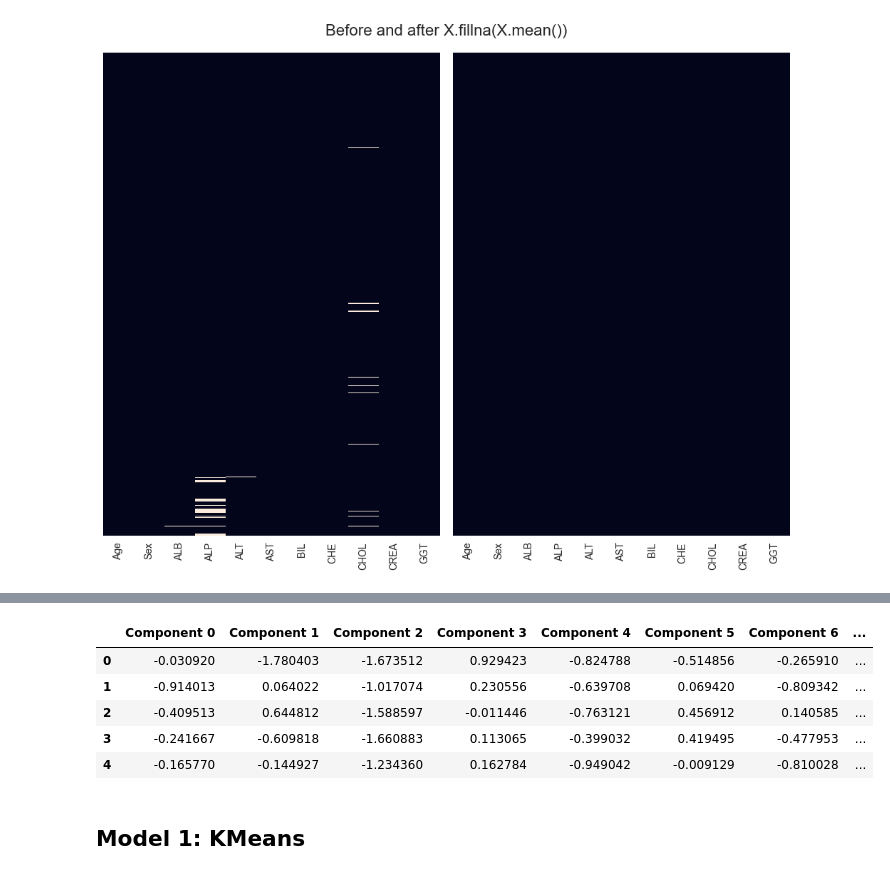
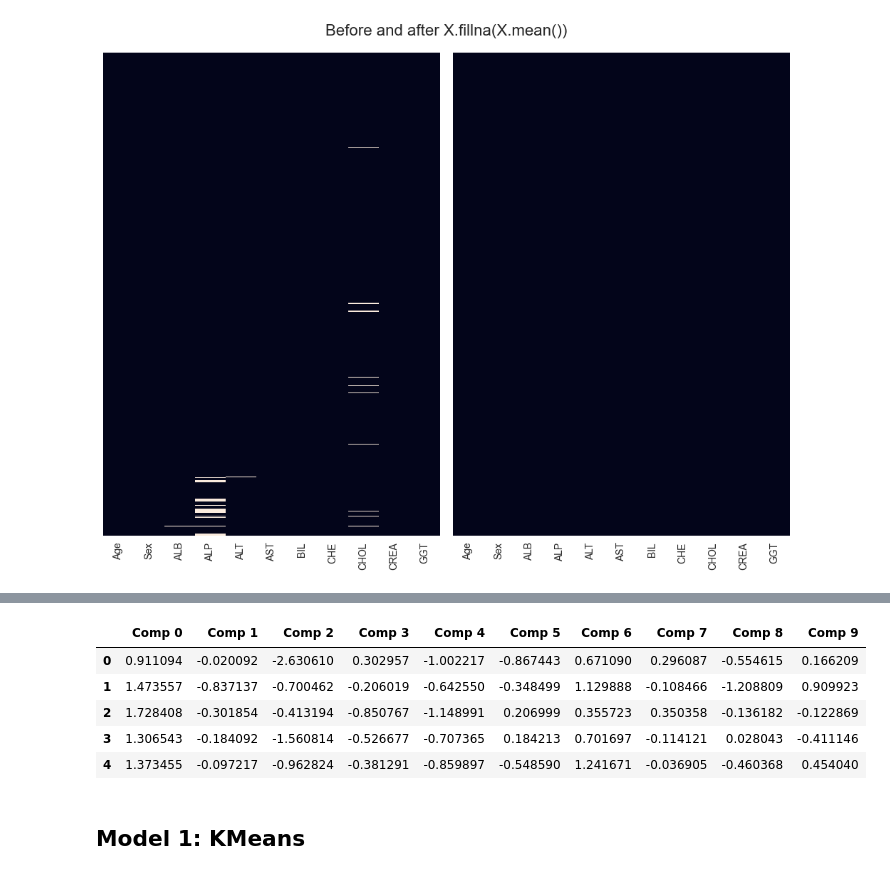
Before and after one commit to rojpa/hcv-clustering, a Jupyter notebook: hcv-clustering.ipynb, the cells around one changed output, grey strips where cells are left out. Saved outputs shown, nothing was run; the diff lists cells and outputs as text; code cells hidden in the pictures.

```diff
--- a/hcv-clustering.ipynb
+++ b/hcv-clustering.ipynb
@@ -182,16 +191,16 @@ X.head()
 # %%
 pca = PCA()
 pca.fit(X)
 pca = PCA(np.argwhere(pca.explained_variance_ratio_.cumsum() >= 0.95)[0][0] +1)
-reduced_data = pca.fit_transform(X)
-pd.DataFrame(reduced_data, columns=[f'Component {i}' for i in range(reduced_data.shape[1])]).head()
+pc_data = pca.fit_transform(X)
+pd.DataFrame(pc_data, columns=[f'Comp {i}' for i in range(reduced_data.shape[1])]).head()
 # %% [output]
-|  | Component 0 | Component 1 | Component 2 | Component 3 | Component 4 | Component 5 | Component 6 | ... |
-| 0 | -0.030920 | -1.780403 | -1.673512 | 0.929423 | -0.824788 | -0.514856 | -0.265910 | ... |
-| 1 | -0.914013 | 0.064022 | -1.017074 | 0.230556 | -0.639708 | 0.069420 | -0.809342 | ... |
-| 2 | -0.409513 | 0.644812 | -1.588597 | -0.011446 | -0.763121 | 0.456912 | 0.140585 | ... |
-| 3 | -0.241667 | -0.609818 | -1.660883 | 0.113065 | -0.399032 | 0.419495 | -0.477953 | ... |
-| 4 | -0.165770 | -0.144927 | -1.234360 | 0.162784 | -0.949042 | -0.009129 | -0.810028 | ... |
+|  | Comp 0 | Comp 1 | Comp 2 | Comp 3 | Comp 4 | Comp 5 | Comp 6 | Comp 7 | Comp 8 | Comp 9 |
+| 0 | 0.911094 | -0.020092 | -2.630610 | 0.302957 | -1.002217 | -0.867443 | 0.671090 | 0.296087 | -0.554615 | 0.166209 |
+| 1 | 1.473557 | -0.837137 | -0.700462 | -0.206019 | -0.642550 | -0.348499 | 1.129888 | -0.108466 | -1.208809 | 0.909923 |
+| 2 | 1.728408 | -0.301854 | -0.413194 | -0.850767 | -1.148991 | 0.206999 | 0.355723 | 0.350358 | -0.136182 | -0.122869 |
+| 3 | 1.306543 | -0.184092 | -1.560814 | -0.526677 | -0.707365 | 0.184213 | 0.701697 | -0.114121 | 0.028043 | -0.411146 |
+| 4 | 1.373455 | -0.097217 | -0.962824 | -0.381291 | -0.859897 | -0.548590 | 1.241671 | -0.036905 | -0.460368 | 0.454040 |
 # %% [markdown]
 ## Model 1: KMeans
 # %%
```
Also changed, not shown: parts of 11 cells of this notebook.
